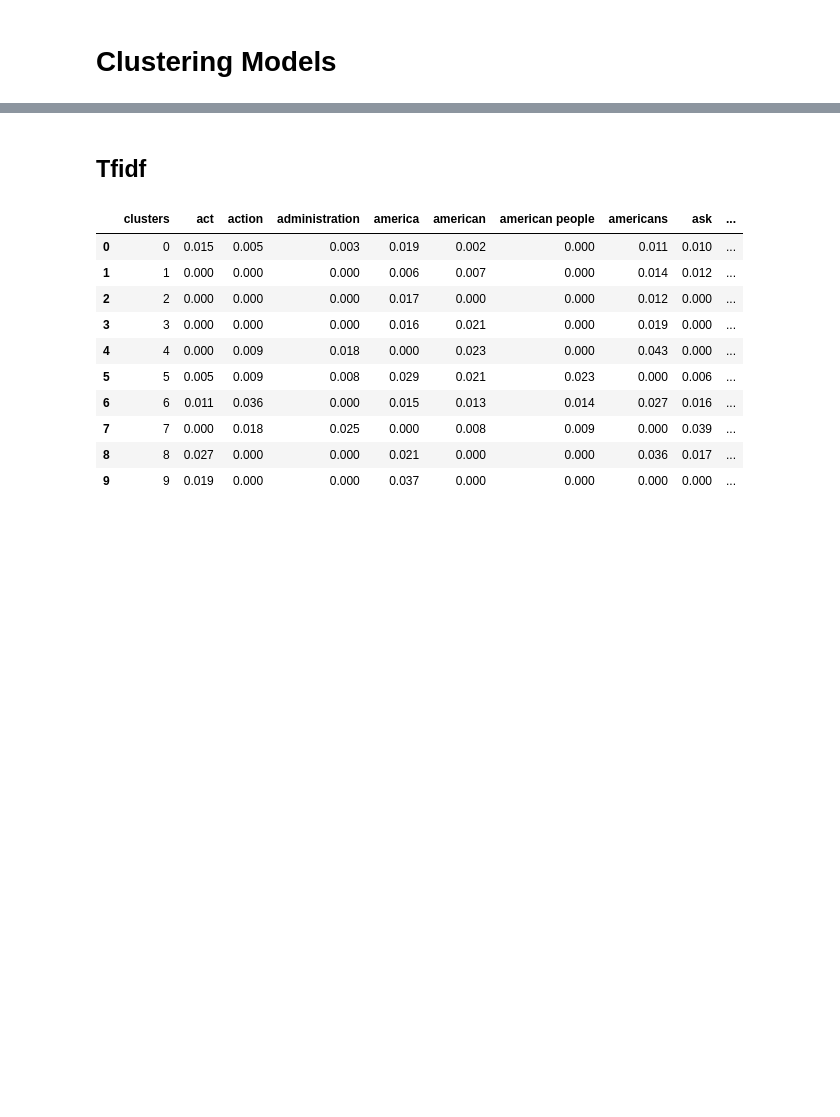
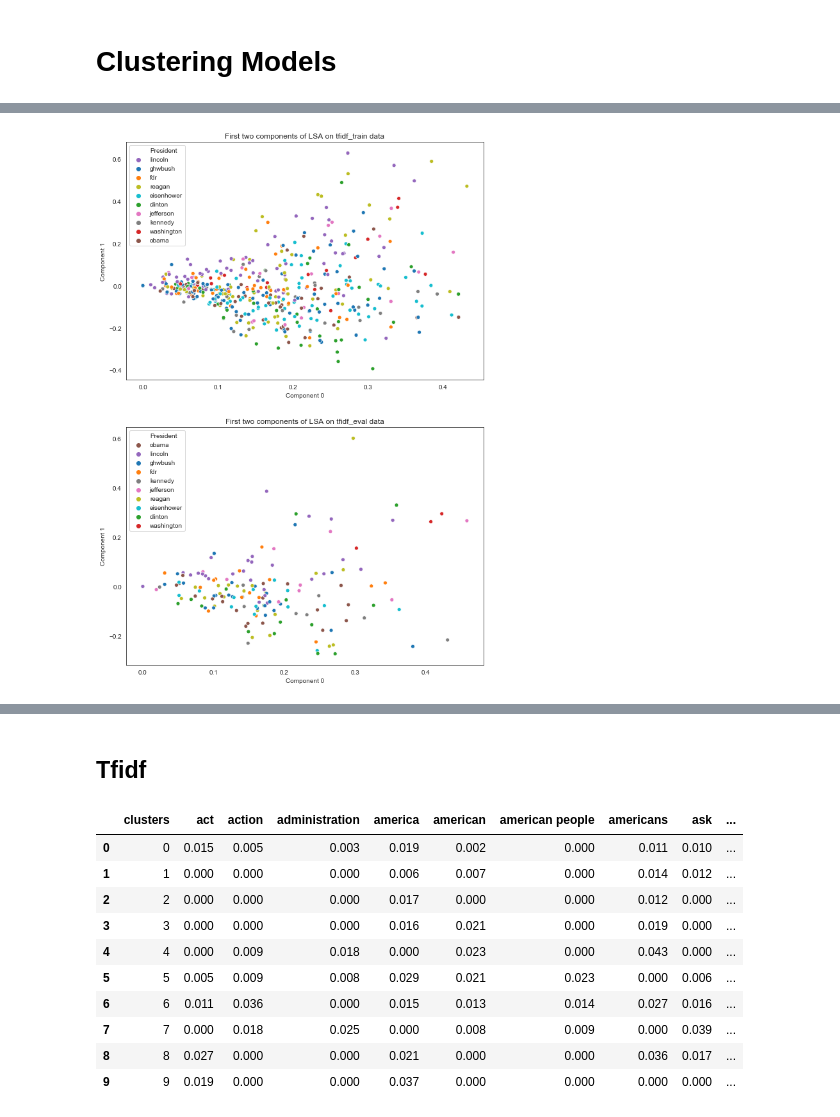
Before and after one commit to serfsup/thinkful-unsupervised-capstone, a Jupyter notebook: Thinkful.U4L5.1 Unsupervised Capstone.ipynb, the cells around one changed output, grey strips where cells are left out. Cells and saved outputs as stored; diff of their text form; code cells hidden in the pictures; blank space fills up the shorter version.

```diff
--- a/Thinkful.U4L5.1 Unsupervised Capstone.ipynb
+++ b/Thinkful.U4L5.1 Unsupervised Capstone.ipynb
@@ -464,0 +392,11 @@ X_holdout_lsa_scaled = pd.DataFrame(scaler.transform(X_holdout_lsa))
+# %%
+tfidf_lsa_plots = LsaPlotting(X_train_lsa=X_train_lsa, y_train=y_train,
+                              X_eval_lsa=X_eval_lsa, y_eval=y_eval)
+# %%
+train_title_2d = 'First two components of LSA on tfidf_train data'
+eval_title_2d = 'First two components of LSA on tfidf_eval data'
+
+tfidf_lsa_plots.compare_plot_2d(train_title=train_title_2d,
+                                eval_title=eval_title_2d)
+# %% [output]
+[figure, added]
```
Also changed, not shown: parts of 41 cells of this notebook.
